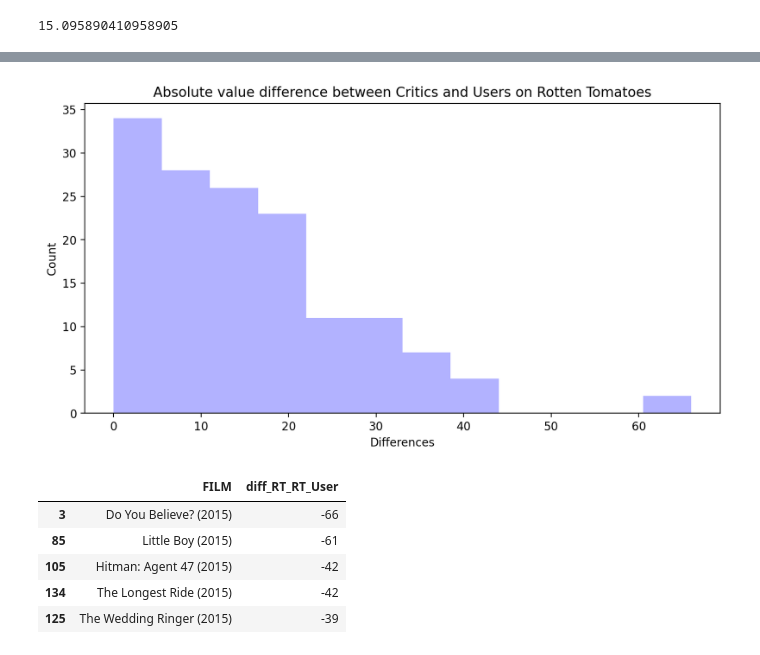
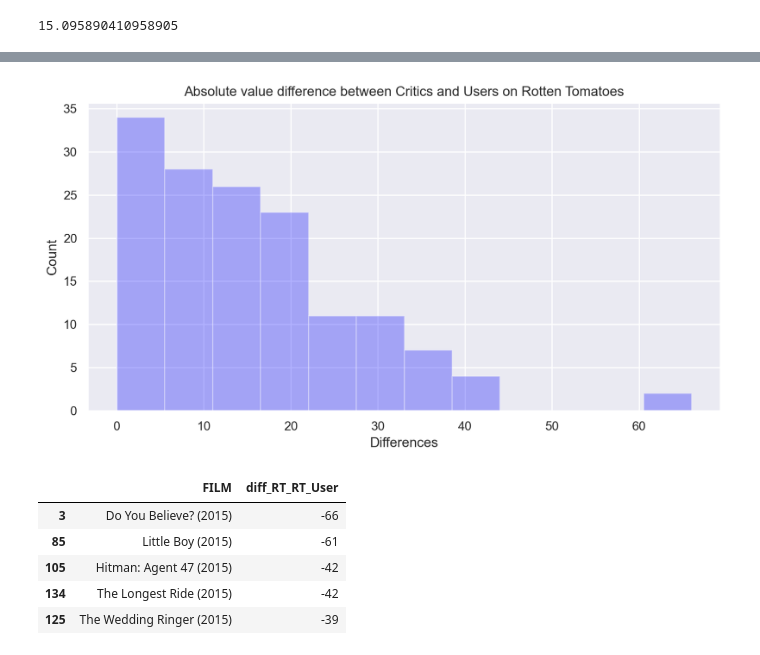
Before and after one commit to elipopovadev/Python-for-Machine-Learning-and-Data-Science-Masterclass, a Jupyter notebook: Capstone Project Data Analysis and Visualization/Capstone Project.ipynb, the cells around one changed output, grey strips where cells are left out. Saved outputs shown, nothing was run; the diff lists cells and outputs as text; code cells hidden in the pictures.

```diff
--- a/Capstone Project Data Analysis and Visualization/Capstone Project.ipynb
+++ b/Capstone Project Data Analysis and Visualization/Capstone Project.ipynb
@@ -376,20 +373,21 @@ plt.show()
 # %%
 '''Now create a distribution showing the absolute value difference between Critics and Users on Rotten
 Tomatoes.'''
+sns.set(style='darkgrid')
 plt.figure(figsize=(10,5), dpi = 200)
 plt.hist(
    df_all_sites['diff_RT_RT_User'].abs(),
    alpha = 0.3,
    color = 'blue',
    bins = 'auto'
 )
 
 plt.title('Absolute value difference between Critics and Users on Rotten Tomatoes')
 plt.xlabel('Differences')
 plt.ylabel('Count')
 plt.show()
 # %% [output]
-[figure, old version]
+[figure, new version]
 # %%
 ''' What are the top 5 movies users rated higher than critics on average?'''
 df_smallest = df_all_sites.nsmallest(5, 'diff_RT_RT_User', keep='all')
```
Also changed, not shown: parts of 15 cells of this notebook.
